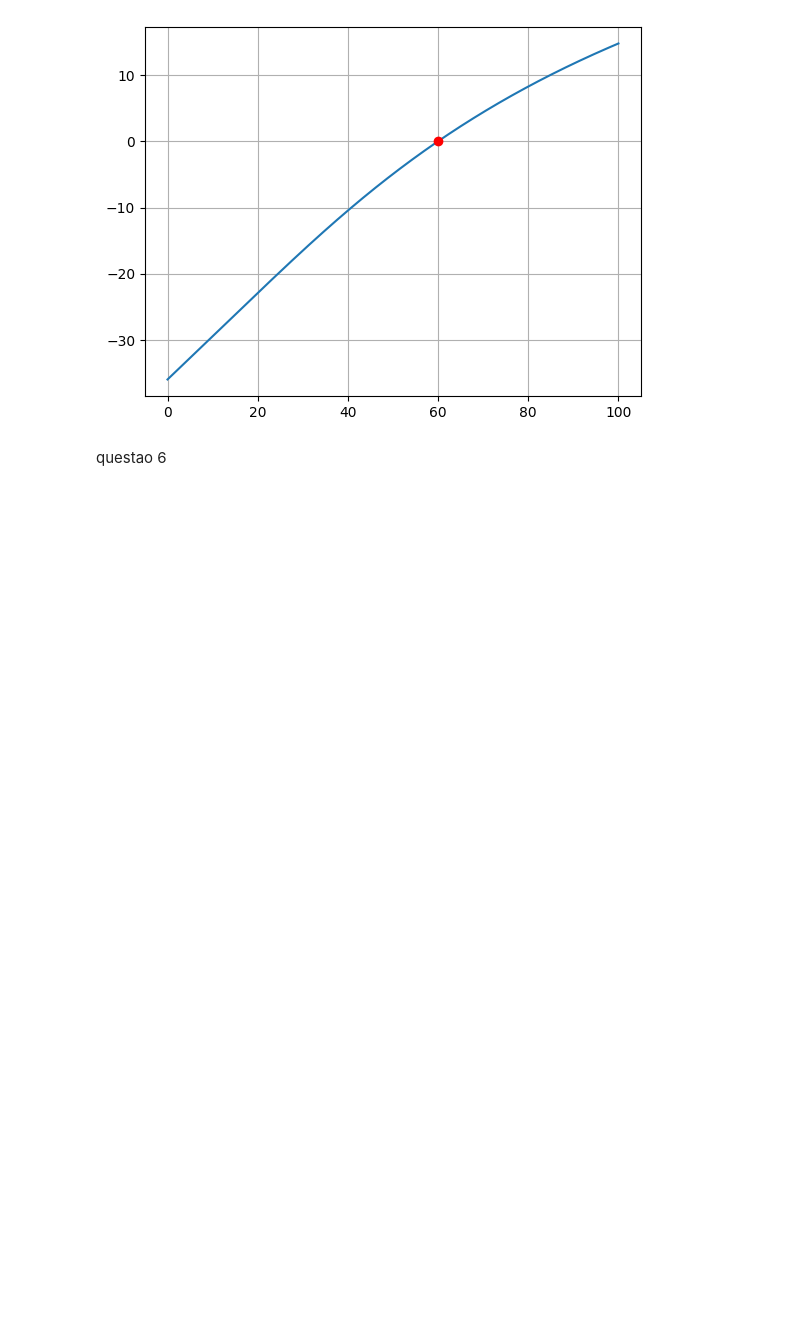
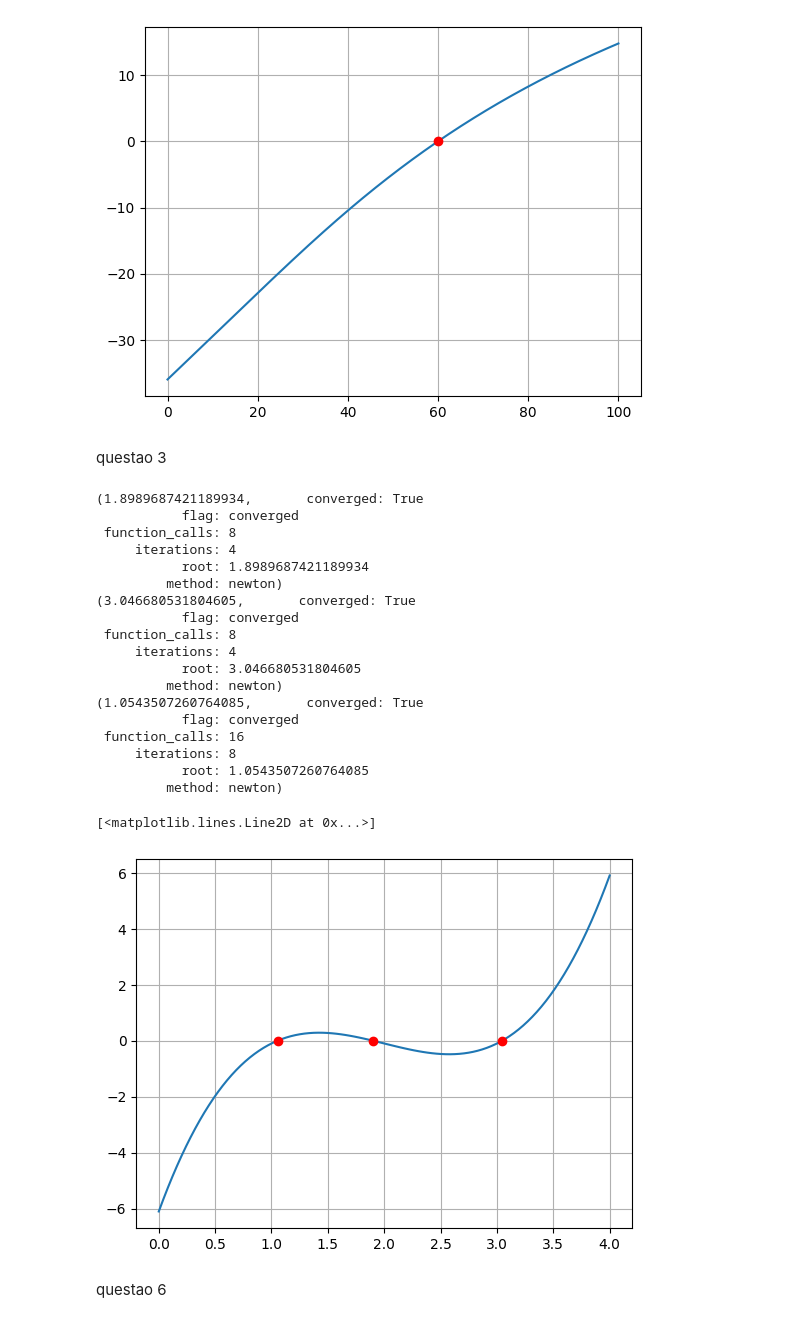
Before and after one commit to Tulio-CS/Ibmec-25.1, a Jupyter notebook: Modelagem/Codigos/ac.ipynb, the cells around one changed output. Cells and saved outputs as stored; diff of their text form; code cells hidden in the pictures; blank space fills up the shorter version.

```diff
--- a/Modelagem/Codigos/ac.ipynb
+++ b/Modelagem/Codigos/ac.ipynb
@@ -51,6 +51,47 @@ plt.show()
 A raiz encontrada foi em x = 59.97628360537477
 O numero de iteracoes foi 2
 [figure]
+# %% [markdown]
+questao 3
+# %%
+from matplotlib.pyplot import plot, grid, xlabel, ylabel
+from scipy.optimize import bisect, newton
+from numpy import linspace
+f=lambda x: x**3 -6*x**2+11*x-6.1
+df=lambda x: 3*x**2-12*x+11
+x=linspace(0,4,100)
+plot(x,f(x))
+grid()
+r1=newton(f,x0=1.75,fprime=df,full_output=True)
+r2=newton(f,x0=3,fprime=df,full_output=True)
+r3=newton(f,x0=-1,fprime=df,full_output=True)
+print(r1)
+print(r2)
+print(r3)
+plot(r1[0],f(r1[0]),'ro')
+plot(r2[0],f(r2[0]),'ro')
+plot(r3[0],f(r3[0]),'ro')
+# %% [output]
+(1.8989687421189934,       converged: True
+           flag: converged
+ function_calls: 8
+     iterations: 4
+           root: 1.8989687421189934
+         method: newton)
+(3.046680531804605,       converged: True
+           flag: converged
+ function_calls: 8
+     iterations: 4
+           root: 3.046680531804605
+         method: newton)
+(1.0543507260764085,       converged: True
+           flag: converged
+ function_calls: 16
+     iterations: 8
+           root: 1.0543507260764085
+         method: newton)
+[<matplotlib.lines.Line2D at 0x...>]
+[figure, added]
 # %% [markdown]
 questao 6
 # %%
```
Also changed, not shown: parts of 1 cell of this notebook, 8 other files.
